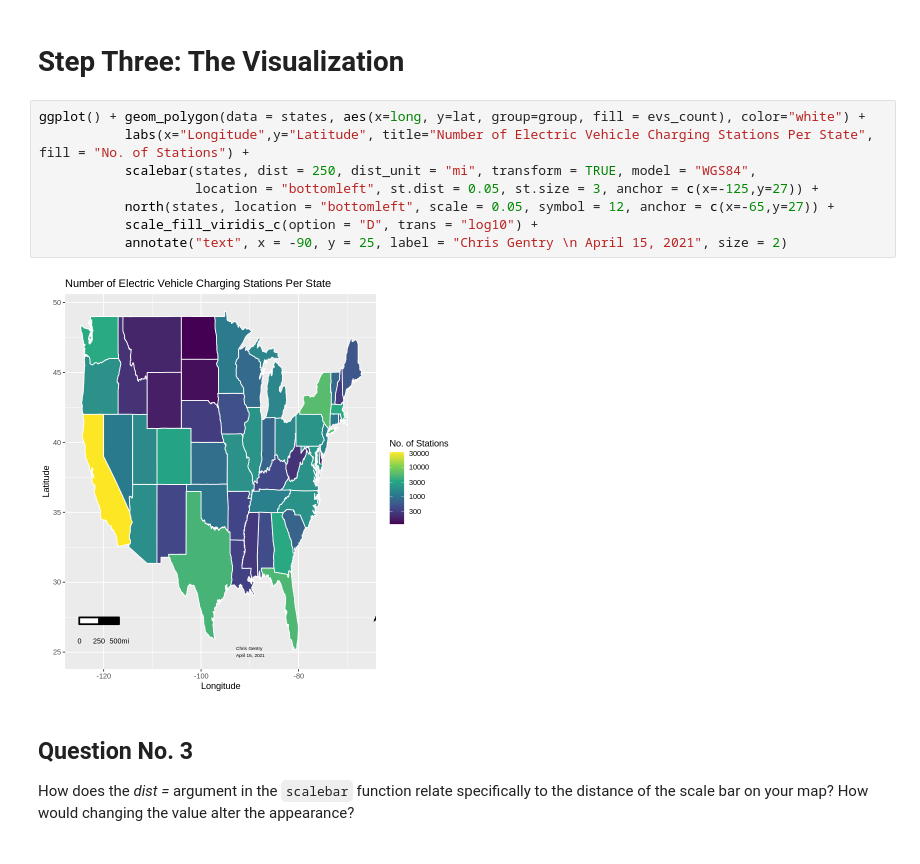
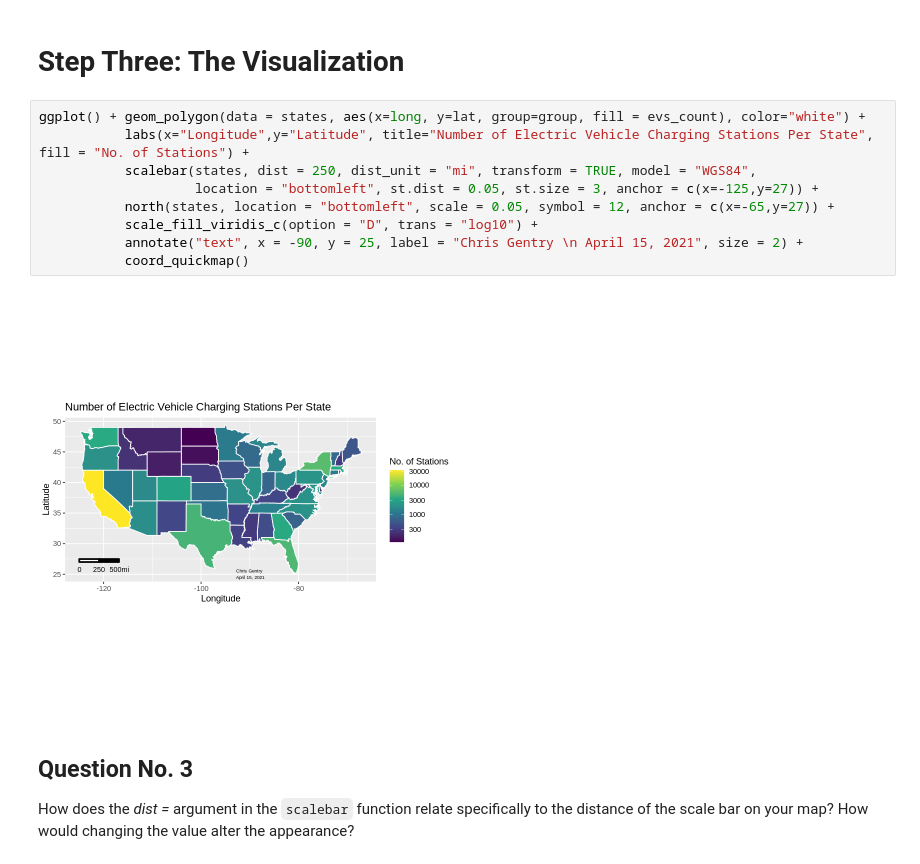
Before and after one commit to chrismgentry/GIS1-Exercise-2, a Jupyter notebook: GIS1_EX2.ipynb, the cells around one changed output. Saved outputs shown, nothing was run; the diff lists cells and outputs as text.

````diff
--- a/GIS1_EX2.ipynb
+++ b/GIS1_EX2.ipynb
@@ -146,13 +124,14 @@
 # %%
 ggplot() + geom_polygon(data = states, aes(x=long, y=lat, group=group, fill = evs_count), color="white") +
            labs(x="Longitude",y="Latitude", title="Number of Electric Vehicle Charging Stations Per State", fill = "No. of Stations") +
            scalebar(states, dist = 250, dist_unit = "mi", transform = TRUE, model = "WGS84",
                     location = "bottomleft", st.dist = 0.05, st.size = 3, anchor = c(x=-125,y=27)) +
            north(states, location = "bottomleft", scale = 0.05, symbol = 12, anchor = c(x=-65,y=27)) +
            scale_fill_viridis_c(option = "D", trans = "log10") +
-           annotate("text", x = -90, y = 25, label = "Chris Gentry \n April 15, 2021", size = 2)
+           annotate("text", x = -90, y = 25, label = "Chris Gentry \n April 15, 2021", size = 2) +
+           coord_quickmap()
 # %% [output]
-[figure, old version]
+[figure, new version]
 # %% [markdown]
 ## **Question No. 3**
 How does the _dist =_ argument in the ```scalebar``` function relate specifically to the distance of the scale bar on your map? How would changing the value alter the appearance?
````
Also changed, not shown: parts of 7 cells of this notebook.
